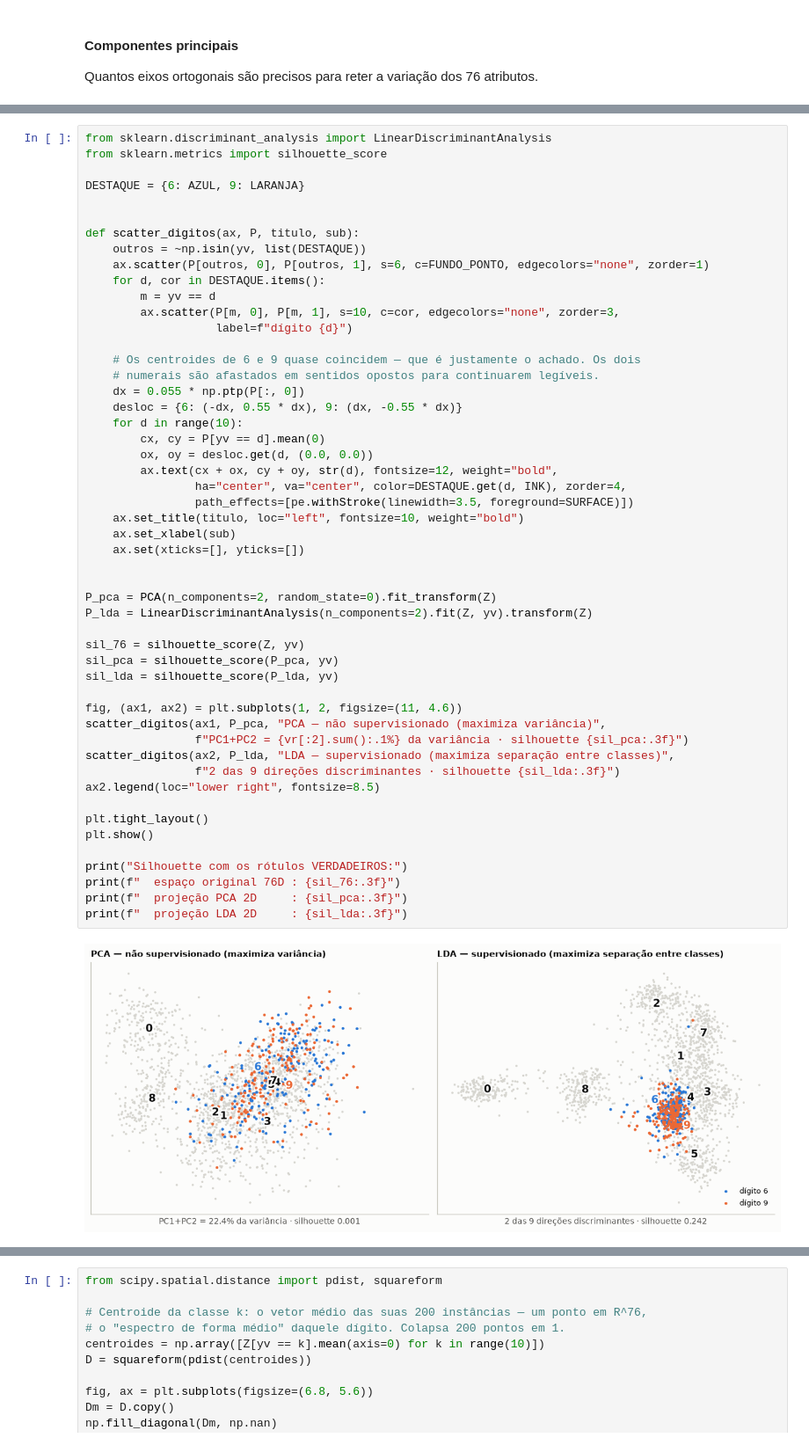
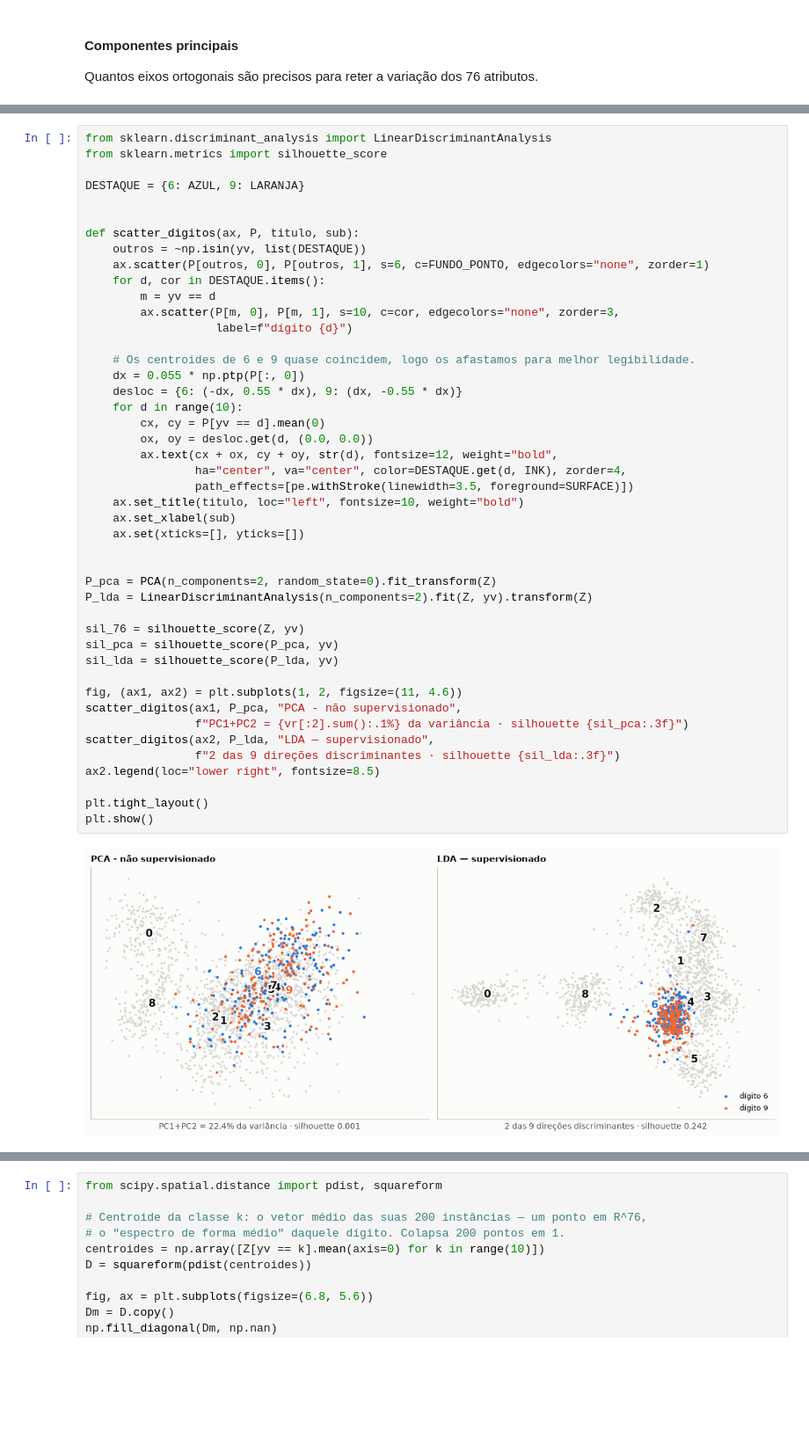
Before and after one commit to Pedro-coelho887/ML-pipeline-mfeat-fourier, a Jupyter notebook: ModeloNotebook.ipynb, the cells around one changed output, grey strips where cells are left out. Shown at 88% size. Saved outputs shown, nothing was run; the diff lists cells and outputs as text; blank space fills up the shorter version.

```diff
--- a/ModeloNotebook.ipynb
+++ b/ModeloNotebook.ipynb
@@ -581,41 +387,35 @@ def scatter_digitos(ax, P, titulo, sub):
         ax.scatter(P[m, 0], P[m, 1], s=10, c=cor, edgecolors="none", zorder=3,
                    label=f"dígito {d}")
 
-    # Os centroides de 6 e 9 quase coincidem — que é justamente o achado. Os dois
-    # numerais são afastados em sentidos opostos para continuarem legíveis.
+    # Os centroides de 6 e 9 quase coincidem, logo os afastamos para melhor legibilidade.
     dx = 0.055 * np.ptp(P[:, 0])
     desloc = {6: (-dx, 0.55 * dx), 9: (dx, -0.55 * dx)}
     for d in range(10):
         cx, cy = P[yv == d].mean(0)
         ox, oy = desloc.get(d, (0.0, 0.0))
         ax.text(cx + ox, cy + oy, str(d), fontsize=12, weight="bold",
                 ha="center", va="center", color=DESTAQUE.get(d, INK), zorder=4,
                 path_effects=[pe.withStroke(linewidth=3.5, foreground=SURFACE)])
     ax.set_title(titulo, loc="left", fontsize=10, weight="bold")
     ax.set_xlabel(sub)
     ax.set(xticks=[], yticks=[])
 
 
 P_pca = PCA(n_components=2, random_state=0).fit_transform(Z)
 P_lda = LinearDiscriminantAnalysis(n_components=2).fit(Z, yv).transform(Z)
 
 sil_76 = silhouette_score(Z, yv)
 sil_pca = silhouette_score(P_pca, yv)
 sil_lda = silhouette_score(P_lda, yv)
 
 fig, (ax1, ax2) = plt.subplots(1, 2, figsize=(11, 4.6))
-scatter_digitos(ax1, P_pca, "PCA — não supervisionado (maximiza variância)",
+scatter_digitos(ax1, P_pca, "PCA - não supervisionado",
                 f"PC1+PC2 = {vr[:2].sum():.1%} da variância · silhouette {sil_pca:.3f}")
-scatter_digitos(ax2, P_lda, "LDA — supervisionado (maximiza separação entre classes)",
+scatter_digitos(ax2, P_lda, "LDA — supervisionado",
                 f"2 das 9 direções discriminantes · silhouette {sil_lda:.3f}")
 ax2.legend(loc="lower right", fontsize=8.5)
 
 plt.tight_layout()
 plt.show()
-
-print("Silhouette com os rótulos VERDADEIROS:")
-print(f"  espaço original 76D : {sil_76:.3f}")
-print(f"  projeção PCA 2D     : {sil_pca:.3f}")
-print(f"  projeção LDA 2D     : {sil_lda:.3f}")
 # %% [output]
-[figure, old version]
+[figure, new version]
```
Also changed, not shown: parts of 33 cells of this notebook, 1 other file.
